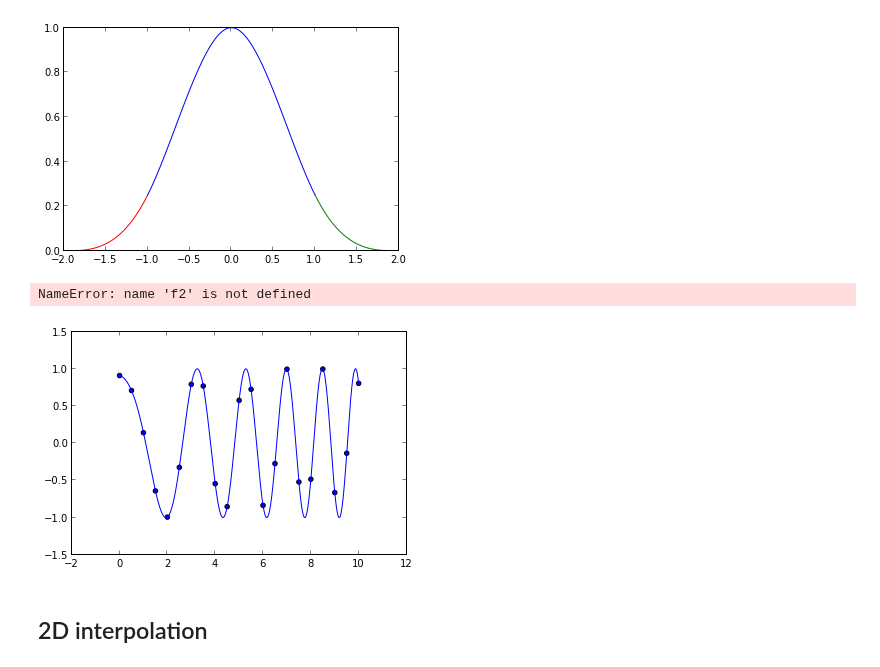
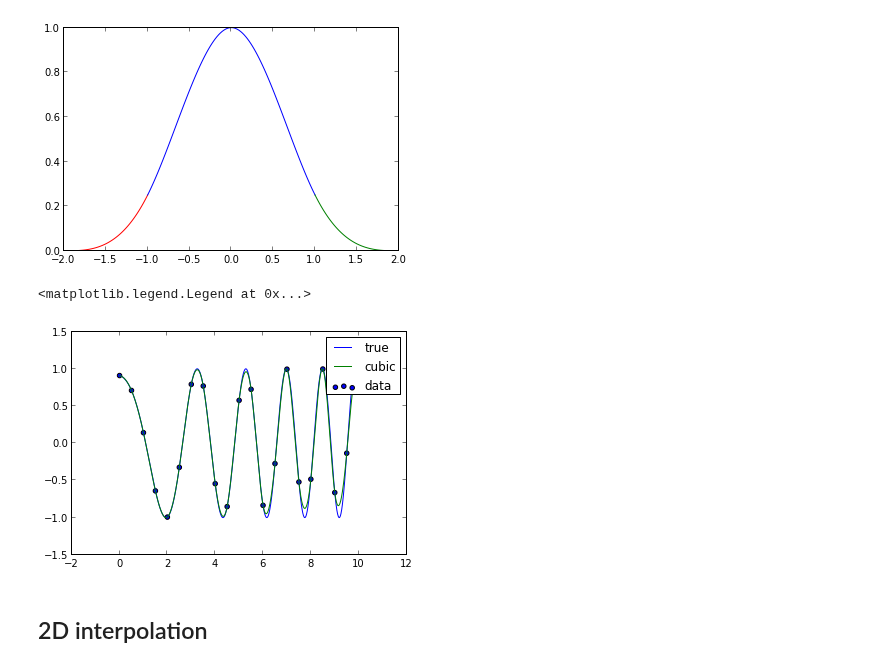
Before and after one commit to dhuertasanchez/ComputationalMethods, a Jupyter notebook: notes/interpolation.ipynb, the cells around one changed output. Saved outputs shown, nothing was run; the diff lists cells and outputs as text; code cells hidden in the pictures.

Commit message:
updated interpolation notebook

```diff
--- a/notes/interpolation.ipynb
+++ b/notes/interpolation.ipynb
@@ -114,14 +114,14 @@ plot(x3,y3, color='green')
 [figure]
 # %%
 # this is the result of a cubic spline
-f = interp1d(x, y, kind='cubic')
+f2 = interp1d(x, y, kind='cubic')
 scatter(x,y)
 plot(x_true, y_true)
 plot(x_true, f2(x_true))
 legend(['true', 'cubic', 'data'])
 # %% [output]
-NameError: name 'f2' is not defined
+<matplotlib.legend.Legend at 0x...>
-[figure, old version]
+[figure, new version]
 # %% [markdown]
 ## 2D interpolation
 # %%
```
Also changed, not shown: parts of 2 cells of this notebook.
